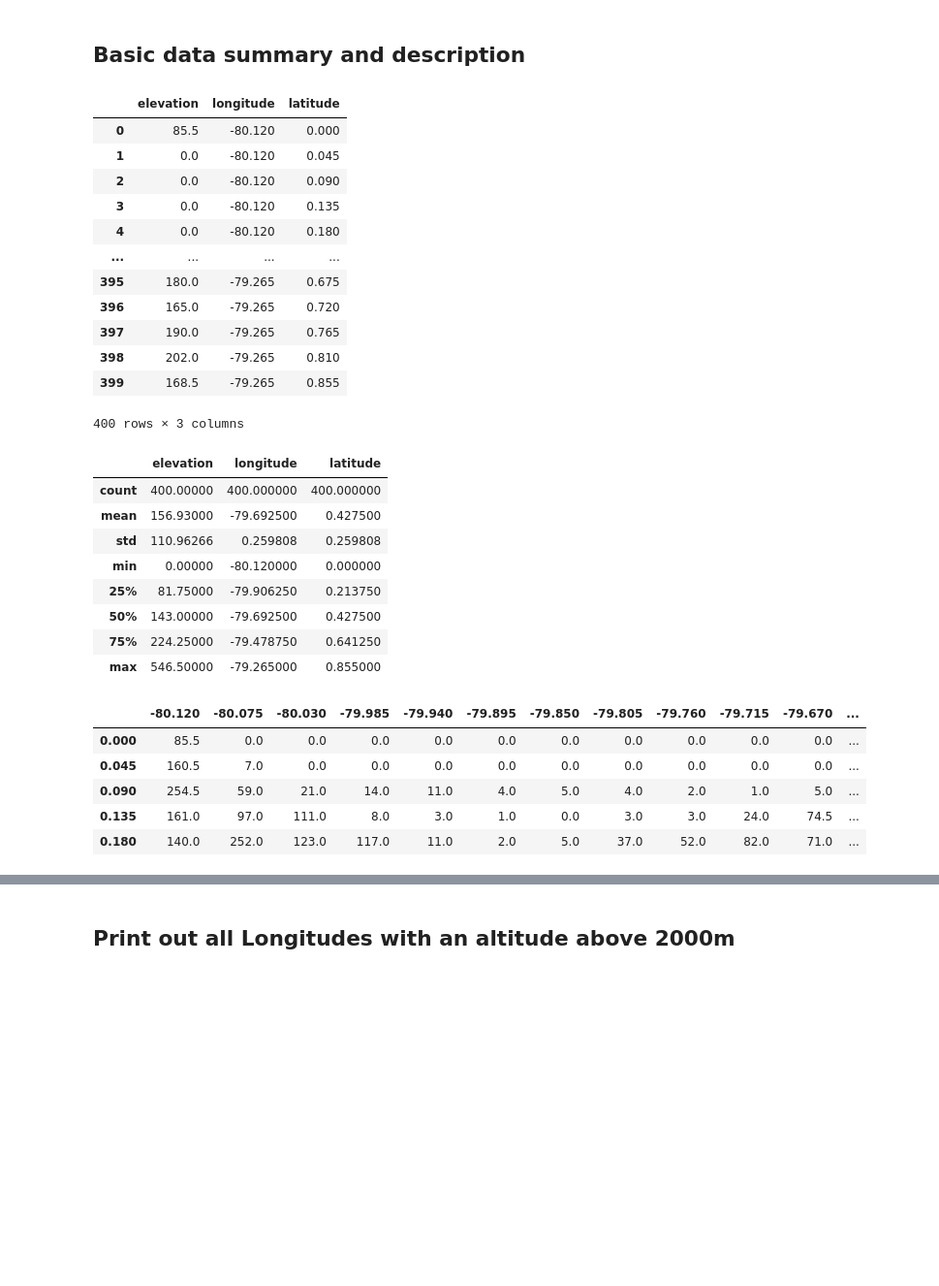
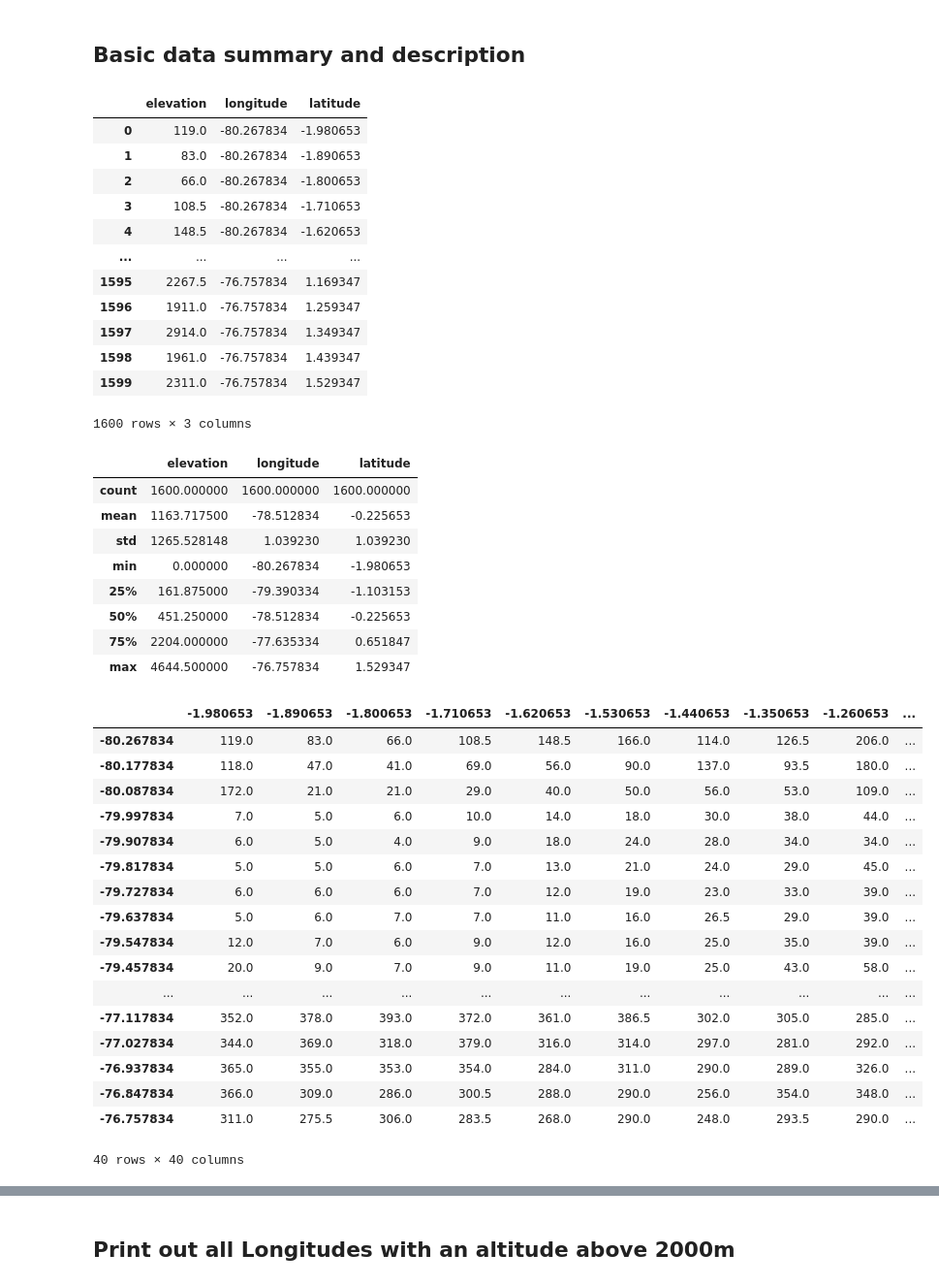
Before and after one commit to Namlegis/elevation_mapping, a Jupyter notebook: elevation_graphing.ipynb, the cells around one changed output, grey strips where cells are left out. Shown at 97% size. Saved outputs shown, nothing was run; the diff lists cells and outputs as text; code cells hidden in the pictures; blank space fills up the shorter version.

Commit message:
Got the map with Quito at the center done

```diff
--- a/elevation_graphing.ipynb
+++ b/elevation_graphing.ipynb
@@ -8,48 +9,60 @@ import plotly.express as px
 # %%
-df = pd.read_csv("./data/test.csv", header=0)
+df = pd.read_csv("./data/quitoCenter10km.csv", header=0)
 # %% [markdown]
 ## Basic data summary and description
 # %%
 df
 # %% [output]
 |  | elevation | longitude | latitude |
-| 0 | 85.5 | -80.120 | 0.000 |
-| 1 | 0.0 | -80.120 | 0.045 |
-| 2 | 0.0 | -80.120 | 0.090 |
-| 3 | 0.0 | -80.120 | 0.135 |
-| 4 | 0.0 | -80.120 | 0.180 |
+| 0 | 119.0 | -80.267834 | -1.980653 |
+| 1 | 83.0 | -80.267834 | -1.890653 |
+| 2 | 66.0 | -80.267834 | -1.800653 |
+| 3 | 108.5 | -80.267834 | -1.710653 |
+| 4 | 148.5 | -80.267834 | -1.620653 |
 | ... | ... | ... | ... |
-| 395 | 180.0 | -79.265 | 0.675 |
-| 396 | 165.0 | -79.265 | 0.720 |
-| 397 | 190.0 | -79.265 | 0.765 |
-| 398 | 202.0 | -79.265 | 0.810 |
-| 399 | 168.5 | -79.265 | 0.855 |
+| 1595 | 2267.5 | -76.757834 | 1.169347 |
+| 1596 | 1911.0 | -76.757834 | 1.259347 |
+| 1597 | 2914.0 | -76.757834 | 1.349347 |
+| 1598 | 1961.0 | -76.757834 | 1.439347 |
+| 1599 | 2311.0 | -76.757834 | 1.529347 |
-400 rows × 3 columns
+1600 rows × 3 columns
 # %%
 df.describe()
 # %% [output]
 |  | elevation | longitude | latitude |
-| count | 400.00000 | 400.000000 | 400.000000 |
-| mean | 156.93000 | -79.692500 | 0.427500 |
-| std | 110.96266 | 0.259808 | 0.259808 |
-| min | 0.00000 | -80.120000 | 0.000000 |
-| 25% | 81.75000 | -79.906250 | 0.213750 |
-| 50% | 143.00000 | -79.692500 | 0.427500 |
-| 75% | 224.25000 | -79.478750 | 0.641250 |
-| max | 546.50000 | -79.265000 | 0.855000 |
+| count | 1600.000000 | 1600.000000 | 1600.000000 |
+| mean | 1163.717500 | -78.512834 | -0.225653 |
+| std | 1265.528148 | 1.039230 | 1.039230 |
+| min | 0.000000 | -80.267834 | -1.980653 |
+| 25% | 161.875000 | -79.390334 | -1.103153 |
+| 50% | 451.250000 | -78.512834 | -0.225653 |
+| 75% | 2204.000000 | -77.635334 | 0.651847 |
+| max | 4644.500000 | -76.757834 | 1.529347 |
 # %%
 a = df['elevation'].to_numpy()
-a = a.reshape(20,20)
-newDF = pd.DataFrame(data=a, index=df['latitude'].unique(), columns=df['longitude'].unique())
+a = a.reshape(40,40)
+newDF = pd.DataFrame(data=a, index=df['longitude'].unique(), columns=df['latitude'].unique())
 # %%
-newDF.head()
+newDF
 # %% [output]
-|  | -80.120 | -80.075 | -80.030 | -79.985 | -79.940 | -79.895 | -79.850 | -79.805 | -79.760 | -79.715 | -79.670 | ... |
-| 0.000 | 85.5 | 0.0 | 0.0 | 0.0 | 0.0 | 0.0 | 0.0 | 0.0 | 0.0 | 0.0 | 0.0 | ... |
-| 0.045 | 160.5 | 7.0 | 0.0 | 0.0 | 0.0 | 0.0 | 0.0 | 0.0 | 0.0 | 0.0 | 0.0 | ... |
-| 0.090 | 254.5 | 59.0 | 21.0 | 14.0 | 11.0 | 4.0 | 5.0 | 4.0 | 2.0 | 1.0 | 5.0 | ... |
-| 0.135 | 161.0 | 97.0 | 111.0 | 8.0 | 3.0 | 1.0 | 0.0 | 3.0 | 3.0 | 24.0 | 74.5 | ... |
-| 0.180 | 140.0 | 252.0 | 123.0 | 117.0 | 11.0 | 2.0 | 5.0 | 37.0 | 52.0 | 82.0 | 71.0 | ... |
+|  | -1.980653 | -1.890653 | -1.800653 | -1.710653 | -1.620653 | -1.530653 | -1.440653 | -1.350653 | -1.260653 | ... |
+| -80.267834 | 119.0 | 83.0 | 66.0 | 108.5 | 148.5 | 166.0 | 114.0 | 126.5 | 206.0 | ... |
+| -80.177834 | 118.0 | 47.0 | 41.0 | 69.0 | 56.0 | 90.0 | 137.0 | 93.5 | 180.0 | ... |
+| -80.087834 | 172.0 | 21.0 | 21.0 | 29.0 | 40.0 | 50.0 | 56.0 | 53.0 | 109.0 | ... |
+| -79.997834 | 7.0 | 5.0 | 6.0 | 10.0 | 14.0 | 18.0 | 30.0 | 38.0 | 44.0 | ... |
+| -79.907834 | 6.0 | 5.0 | 4.0 | 9.0 | 18.0 | 24.0 | 28.0 | 34.0 | 34.0 | ... |
+| -79.817834 | 5.0 | 5.0 | 6.0 | 7.0 | 13.0 | 21.0 | 24.0 | 29.0 | 45.0 | ... |
+| -79.727834 | 6.0 | 6.0 | 6.0 | 7.0 | 12.0 | 19.0 | 23.0 | 33.0 | 39.0 | ... |
+| -79.637834 | 5.0 | 6.0 | 7.0 | 7.0 | 11.0 | 16.0 | 26.5 | 29.0 | 39.0 | ... |
+| -79.547834 | 12.0 | 7.0 | 6.0 | 9.0 | 12.0 | 16.0 | 25.0 | 35.0 | 39.0 | ... |
+| -79.457834 | 20.0 | 9.0 | 7.0 | 9.0 | 11.0 | 19.0 | 25.0 | 43.0 | 58.0 | ... |
+| ... | ... | ... | ... | ... | ... | ... | ... | ... | ... | ... |
+| -77.117834 | 352.0 | 378.0 | 393.0 | 372.0 | 361.0 | 386.5 | 302.0 | 305.0 | 285.0 | ... |
+| -77.027834 | 344.0 | 369.0 | 318.0 | 379.0 | 316.0 | 314.0 | 297.0 | 281.0 | 292.0 | ... |
+| -76.937834 | 365.0 | 355.0 | 353.0 | 354.0 | 284.0 | 311.0 | 290.0 | 289.0 | 326.0 | ... |
+| -76.847834 | 366.0 | 309.0 | 286.0 | 300.5 | 288.0 | 290.0 | 256.0 | 354.0 | 348.0 | ... |
+| -76.757834 | 311.0 | 275.5 | 306.0 | 283.5 | 268.0 | 290.0 | 248.0 | 293.5 | 290.0 | ... |
+40 rows × 40 columns
 # %%
 df['elevation'].describe()
 # %% [output]
```
Also changed, not shown: parts of 5 cells of this notebook, 2 other files.
